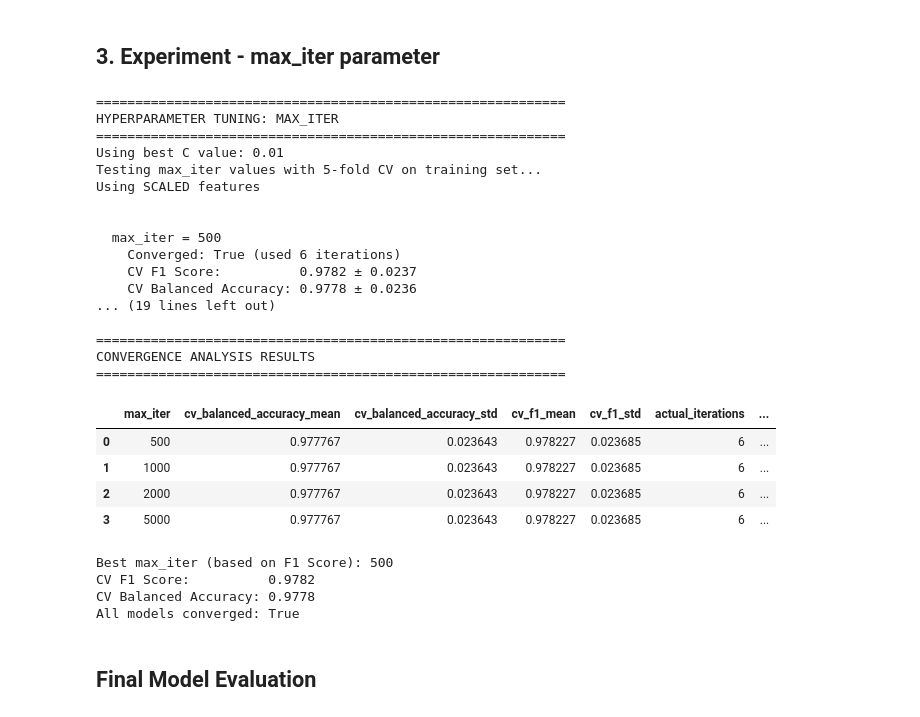
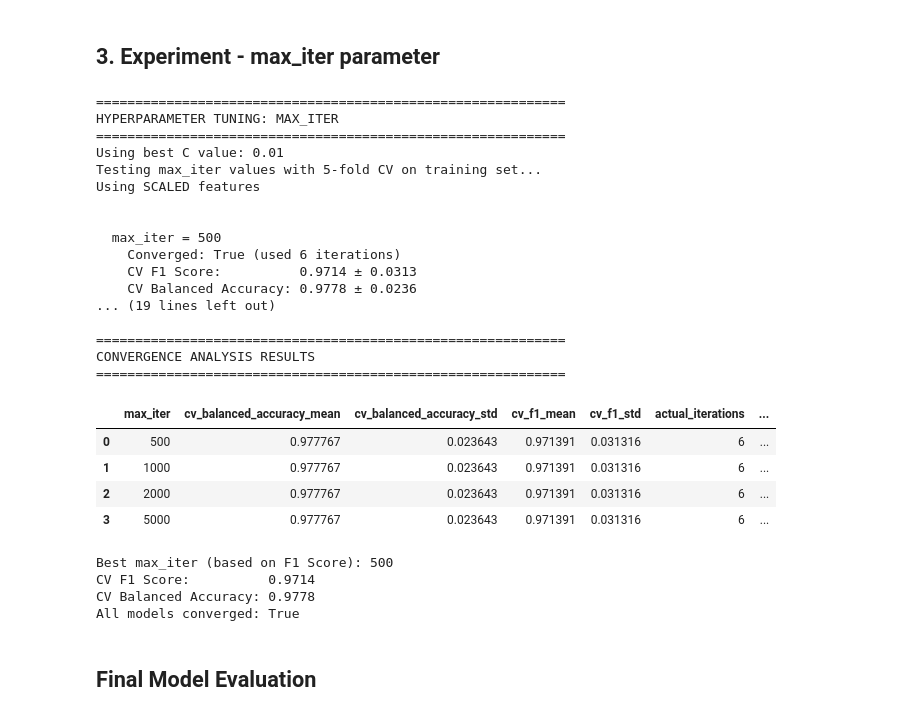
Before and after one commit to tomashobza/tuw_ml_seattle_crime, a Jupyter notebook: svm_breast_cancer/svm_breast_cancer.ipynb, the cells around one changed output. Cells and saved outputs as stored; diff of their text form; code cells hidden in the pictures.

```diff
--- a/svm_breast_cancer/svm_breast_cancer.ipynb
+++ b/svm_breast_cancer/svm_breast_cancer.ipynb
@@ -136,7 +136,7 @@ model.fit(X_train_scaled, y_train)
 holdout_time = time.time() - start
 
 y_pred = model.predict(X_test_scaled)
-holdout_f1 = f1_score(y_test, y_pred, average='macro')
+holdout_f1 = f1_score(y_test, y_pred, average='binary')
 holdout_bal_acc = balanced_accuracy_score(y_test, y_pred)
 
 print(f"  Holdout F1 Score:         {holdout_f1:.4f}")
@@ -154,7 +154,7 @@ cv_scores_f1 = cross_val_score(
     X_train_scaled,
     y_train,
     cv=kf,
-    scoring='f1_macro',
+    scoring='f1',
     n_jobs=-1
 )
 
@@ -251,7 +251,7 @@ for C in C_values:
     cv_scores_f1 = cross_val_score(
         model, X_train_scaled, y_train,  # ← Using scaled data
         cv=kf,
-        scoring='f1_weighted',  # Changed to f1_weighted for binary classification
+        scoring='f1',  # Changed to f1_weighted for binary classification
         n_jobs=-1
     )
     cv_scores_precision = cross_val_score(
@@ -436,7 +436,7 @@ for max_iter in max_iter_values:
     cv_scores_f1 = cross_val_score(
         model, X_train_scaled, y_train,  # ← Using scaled data
         cv=kf,
-        scoring='f1_weighted',
+        scoring='f1',
         n_jobs=-1
     )
     cv_time = time.time() - start
@@ -469,40 +469,40 @@ print("\n" + "="*60)
 print("CONVERGENCE ANALYSIS RESULTS")
 print("="*60)
 display(results_iter_df)
 
 # Find best based on F1 score (primary metric)
 best_iter_idx_f1 = results_iter_df['cv_f1_mean'].idxmax()
 best_max_iter = results_iter_df.loc[best_iter_idx_f1, 'max_iter']
 
 print(f"\nBest max_iter (based on F1 Score): {best_max_iter}")
 print(f"CV F1 Score:          {results_iter_df.loc[best_iter_idx_f1, 'cv_f1_mean']:.4f}")
 print(f"CV Balanced Accuracy: {results_iter_df.loc[best_iter_idx_f1, 'cv_balanced_accuracy_mean']:.4f}")
 print(f"All models converged: {results_iter_df['converged'].all()}")
 # %% [output]
 ============================================================
 HYPERPARAMETER TUNING: MAX_ITER
 ============================================================
 Using best C value: 0.01
 Testing max_iter values with 5-fold CV on training set...
 Using SCALED features
 
 
   max_iter = 500
     Converged: True (used 6 iterations)
-    CV F1 Score:          0.9782 ± 0.0237
+    CV F1 Score:          0.9714 ± 0.0313
     CV Balanced Accuracy: 0.9778 ± 0.0236
 ... (19 lines left out)
 
 ============================================================
 CONVERGENCE ANALYSIS RESULTS
 ============================================================
 |  | max_iter | cv_balanced_accuracy_mean | cv_balanced_accuracy_std | cv_f1_mean | cv_f1_std | actual_iterations | ... |
-| 0 | 500 | 0.977767 | 0.023643 | 0.978227 | 0.023685 | 6 | ... |
-| 1 | 1000 | 0.977767 | 0.023643 | 0.978227 | 0.023685 | 6 | ... |
-| 2 | 2000 | 0.977767 | 0.023643 | 0.978227 | 0.023685 | 6 | ... |
-| 3 | 5000 | 0.977767 | 0.023643 | 0.978227 | 0.023685 | 6 | ... |
+| 0 | 500 | 0.977767 | 0.023643 | 0.971391 | 0.031316 | 6 | ... |
+| 1 | 1000 | 0.977767 | 0.023643 | 0.971391 | 0.031316 | 6 | ... |
+| 2 | 2000 | 0.977767 | 0.023643 | 0.971391 | 0.031316 | 6 | ... |
+| 3 | 5000 | 0.977767 | 0.023643 | 0.971391 | 0.031316 | 6 | ... |
 Best max_iter (based on F1 Score): 500
-CV F1 Score:          0.9782
+CV F1 Score:          0.9714
 CV Balanced Accuracy: 0.9778
 All models converged: True
 # %% [markdown]
```
Also changed, not shown: parts of 4 cells of this notebook, 1 other file.
